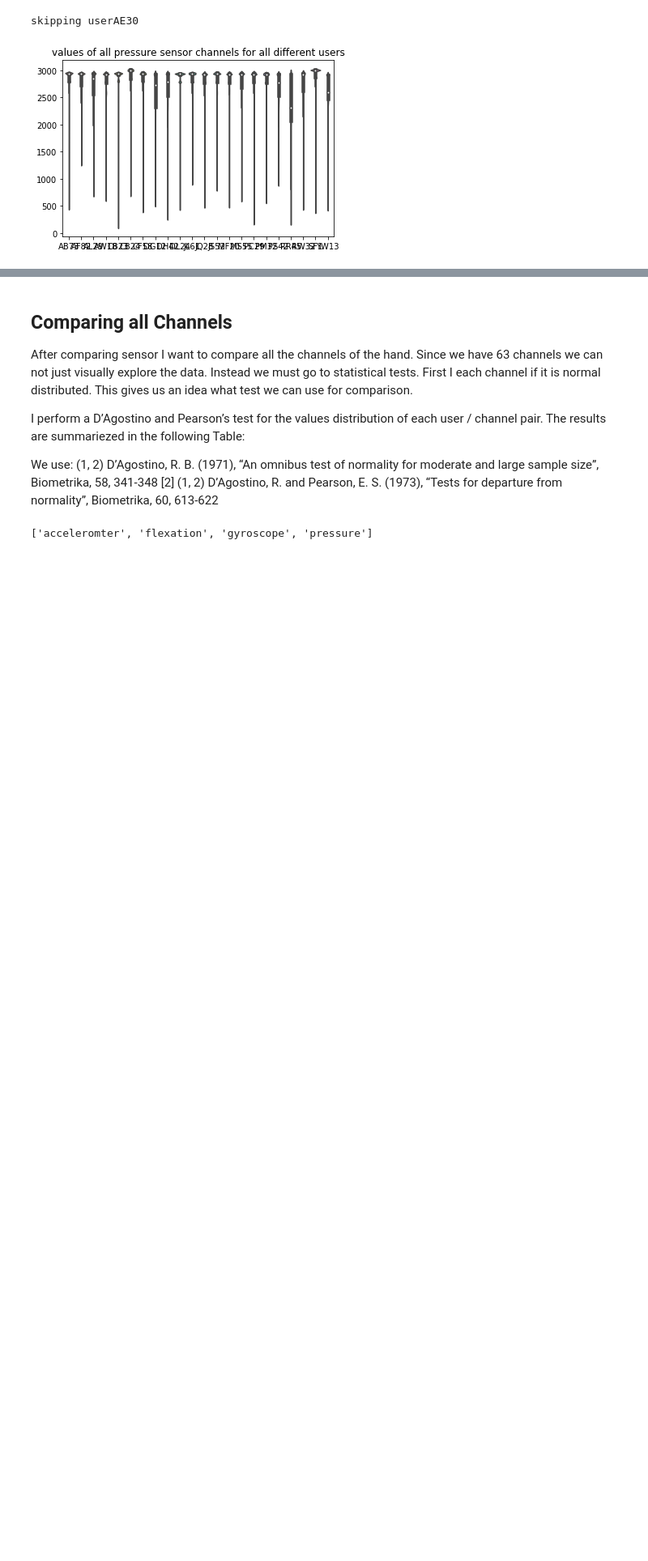
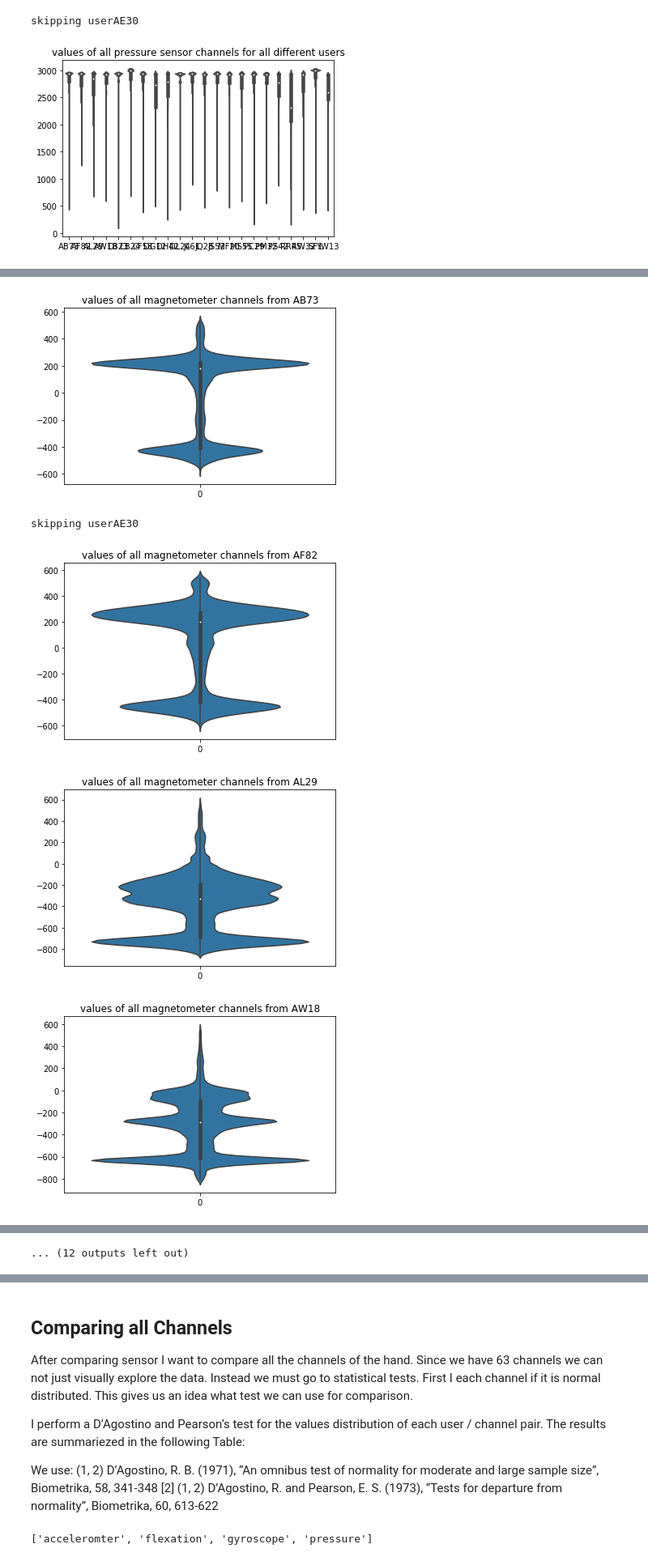
Before and after one commit to joergsimon/thesis, a Jupyter notebook: gesture-analysis/scripts/03 Distribution of values for channels and sensors.ipynb, the cells around one changed output, grey strips where cells are left out. Shown at 81% size. Cells and saved outputs as stored; diff of their text form; code cells hidden in the pictures; blank space fills up the shorter version.

```diff
--- a/gesture-analysis/scripts/03 Distribution of values for channels and sensors.ipynb
+++ b/gesture-analysis/scripts/03 Distribution of values for channels and sensors.ipynb
@@ -554,0 +596,3 @@ skipping userAE30
+# %%
+boxplt('magnetometer')
+# %% [output]
@@ -554,0 +600,5 @@ skipping userAE30
+[figure, added]
+skipping userAE30
+[figure, added]
+[figure, added]
+[figure, added]
@@ -554,0 +611 @@ skipping userAE30
+... (12 outputs left out)
```
Also changed, not shown: parts of 32 cells of this notebook.
